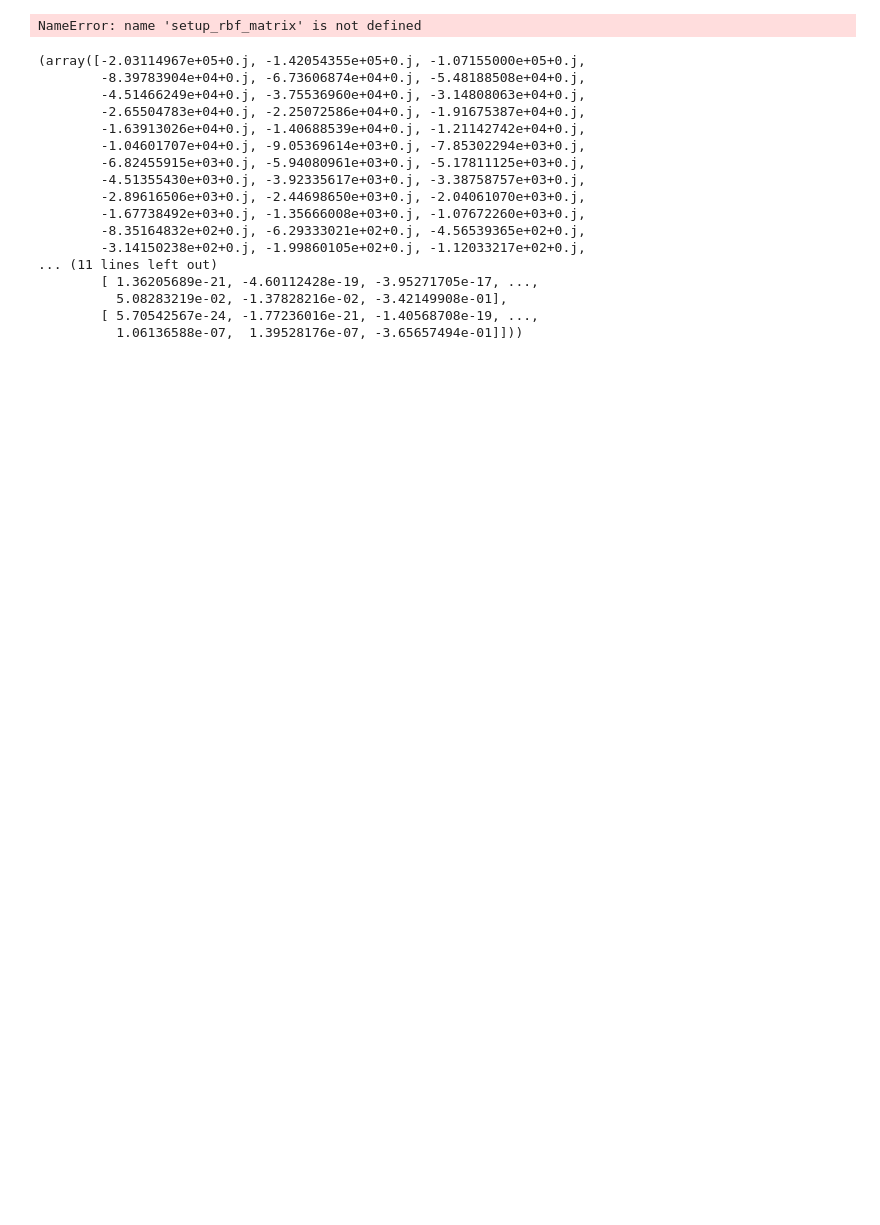
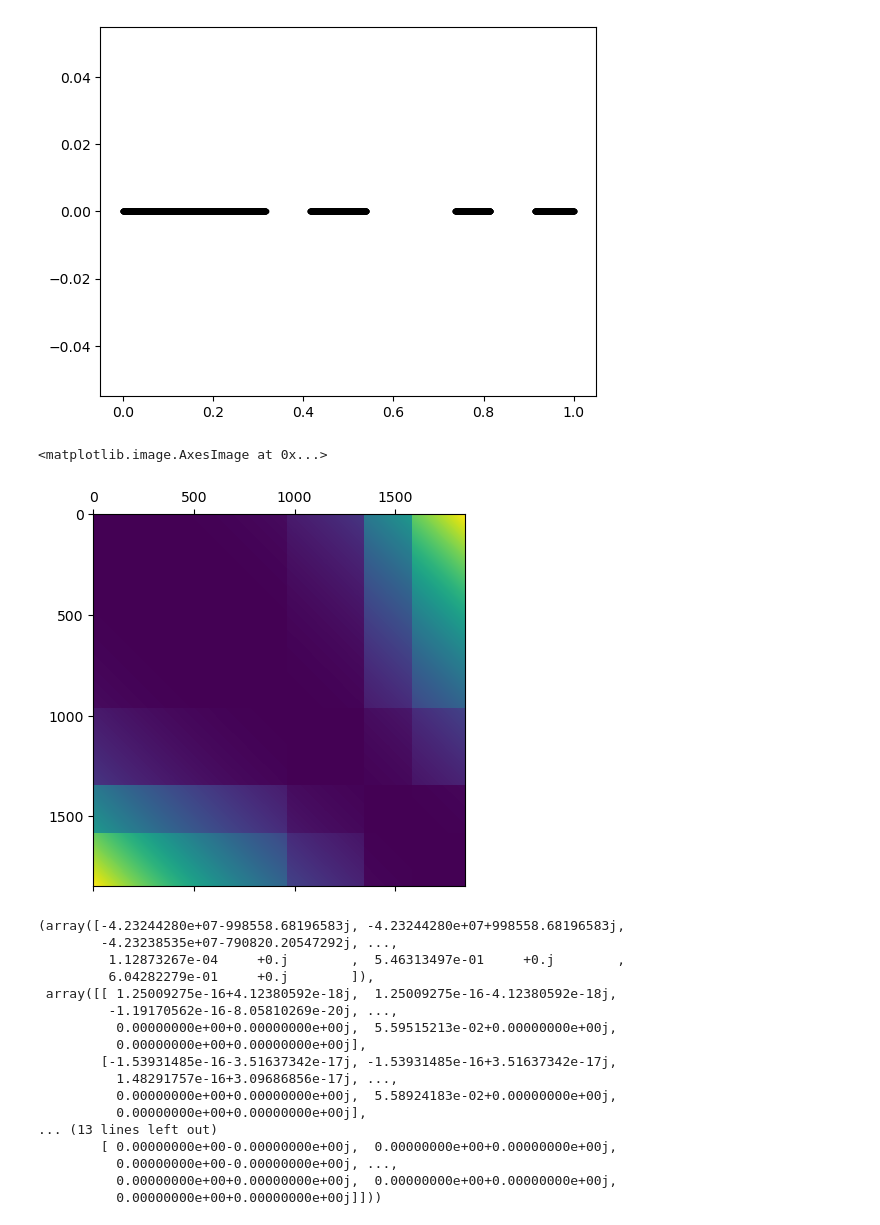
Before and after one commit to kvndhrty/RBF-FDax, a Jupyter notebook: notebooks/rbf_dev.ipynb, the cells around one changed output. Saved outputs shown, nothing was run; the diff lists cells and outputs as text; code cells hidden in the pictures; blank space fills up the shorter version.

```diff
--- a/notebooks/rbf_dev.ipynb
+++ b/notebooks/rbf_dev.ipynb
@@ -8,28 +8,44 @@ from scipy.spatial import KDTree
 
 from rbffd import *
 # %%
-N = 50
+N = 2048 + 1000
 # Set up the nodes and epsilon
 D = np.linspace(0, 1, N).reshape(-1, 1)  # 1D nodes in the interval [0, 1]
 
-epsilon = 500.0
+delete_these = np.random.choice(2600, 4, replace=False)
 
-A = setup_rbf_matrix(D, epsilon, rbf=gaussian_rbf)
+delete_these = np.sort(delete_these)[::-1]
+
+for i in delete_these:
+    D = np.delete(D, range(i,i+300), axis=0)
+
+
+
+plt.scatter(D, np.zeros_like(D), c='k', s=10)
+
+plt.show()
+
+
+epsilon = 3.0
+
+A = setup_rbf_matrix(D, epsilon, rbf=phs_rbf)
 
 plt.matshow(A)
 # %% [output]
+[figure, added]
-NameError: name 'setup_rbf_matrix' is not defined
+<matplotlib.image.AxesImage at 0x...>
+[figure, added]
 # %%
 # Set up the nodes and epsilon
-N = 40  # Number of nodes
-X = (np.logspace(0, 1, N).reshape(-1, 1)  -1) /10 # 1D nodes in the interval [0, 1]
+#N = 40  # Number of nodes
+#X = (np.logspace(0, 1, N).reshape(-1, 1)  -1) /10 # 1D nodes in the interval [0, 1]
 
 epsilon = 3.0
 
-tree = KDTree(X)
+tree = KDTree(D)
 
 # Set up the differential operator (Laplacian in this case)
-L = laplacian_operator(X, epsilon, rbf=phs_rbf, tree=tree, stencil_size=9, pdeg=1)
+L = laplacian_operator(D, epsilon, rbf=phs_rbf, tree=tree, stencil_size=9, pdeg=1)
 
 # Compute the eigenvalues and eigenvectors
 eigenvalues, eigenvectors_non = la.eig(L)
@@ -41,20 +57,20 @@ eigenvectors_non = eigenvectors_non[:,index]
 
 eigenvalues, eigenvectors_non
 # %% [output]
-(array([-2.03114967e+05+0.j, -1.42054355e+05+0.j, -1.07155000e+05+0.j,
-        -8.39783904e+04+0.j, -6.73606874e+04+0.j, -5.48188508e+04+0.j,
-        -4.51466249e+04+0.j, -3.75536960e+04+0.j, -3.14808063e+04+0.j,
-        -2.65504783e+04+0.j, -2.25072586e+04+0.j, -1.91675387e+04+0.j,
-        -1.63913026e+04+0.j, -1.40688539e+04+0.j, -1.21142742e+04+0.j,
-        -1.04601707e+04+0.j, -9.05369614e+03+0.j, -7.85302294e+03+0.j,
-        -6.82455915e+03+0.j, -5.94080961e+03+0.j, -5.17811125e+03+0.j,
-        -4.51355430e+03+0.j, -3.92335617e+03+0.j, -3.38758757e+03+0.j,
-        -2.89616506e+03+0.j, -2.44698650e+03+0.j, -2.04061070e+03+0.j,
-        -1.67738492e+03+0.j, -1.35666008e+03+0.j, -1.07672260e+03+0.j,
-        -8.35164832e+02+0.j, -6.29333021e+02+0.j, -4.56539365e+02+0.j,
-        -3.14150238e+02+0.j, -1.99860105e+02+0.j, -1.12033217e+02+0.j,
-... (11 lines left out)
-        [ 1.36205689e-21, -4.60112428e-19, -3.95271705e-17, ...,
-          5.08283219e-02, -1.37828216e-02, -3.42149908e-01],
-        [ 5.70542567e-24, -1.77236016e-21, -1.40568708e-19, ...,
-          1.06136588e-07,  1.39528176e-07, -3.65657494e-01]]))
+(array([-4.23244280e+07-998558.68196583j, -4.23244280e+07+998558.68196583j,
+        -4.23238535e+07-790820.20547292j, ...,
+         1.12873267e-04     +0.j        ,  5.46313497e-01     +0.j        ,
+         6.04282279e-01     +0.j        ]),
+ array([[ 1.25009275e-16+4.12380592e-18j,  1.25009275e-16-4.12380592e-18j,
+         -1.19170562e-16-8.05810269e-20j, ...,
+          0.00000000e+00+0.00000000e+00j,  5.59515213e-02+0.00000000e+00j,
+          0.00000000e+00+0.00000000e+00j],
+        [-1.53931485e-16-3.51637342e-17j, -1.53931485e-16+3.51637342e-17j,
+          1.48291757e-16+3.09686856e-17j, ...,
+          0.00000000e+00+0.00000000e+00j,  5.58924183e-02+0.00000000e+00j,
+          0.00000000e+00+0.00000000e+00j],
+... (13 lines left out)
+        [ 0.00000000e+00-0.00000000e+00j,  0.00000000e+00+0.00000000e+00j,
+          0.00000000e+00-0.00000000e+00j, ...,
+          0.00000000e+00+0.00000000e+00j,  0.00000000e+00+0.00000000e+00j,
+          0.00000000e+00+0.00000000e+00j]]))
```
Also changed, not shown: parts of 2 cells of this notebook, 5 other files.
